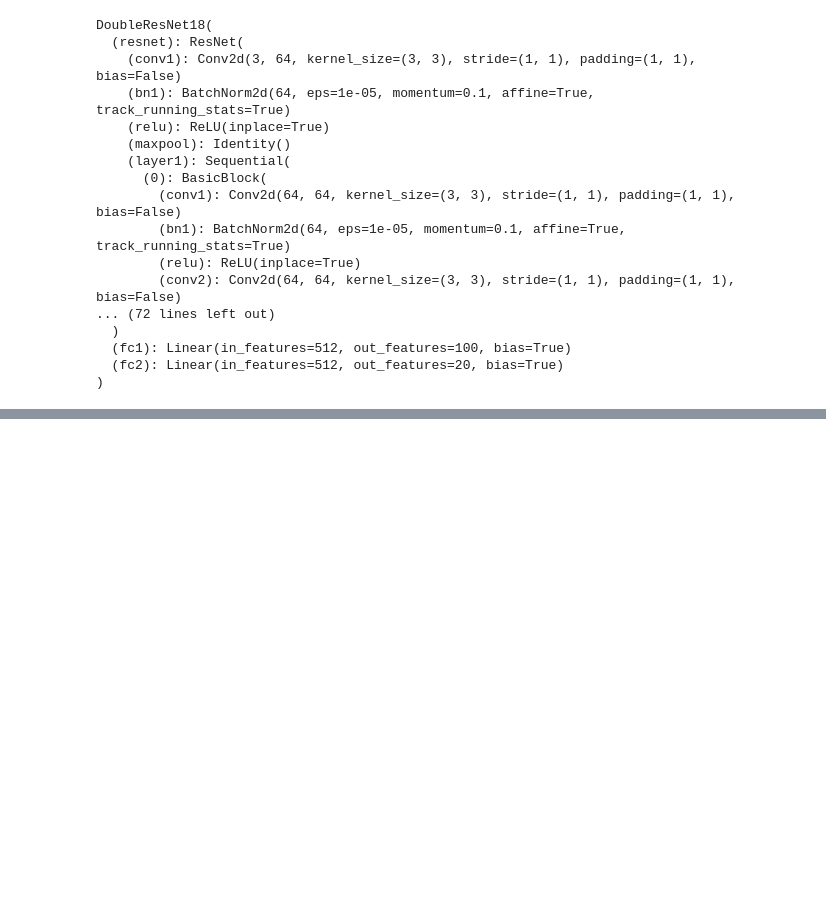
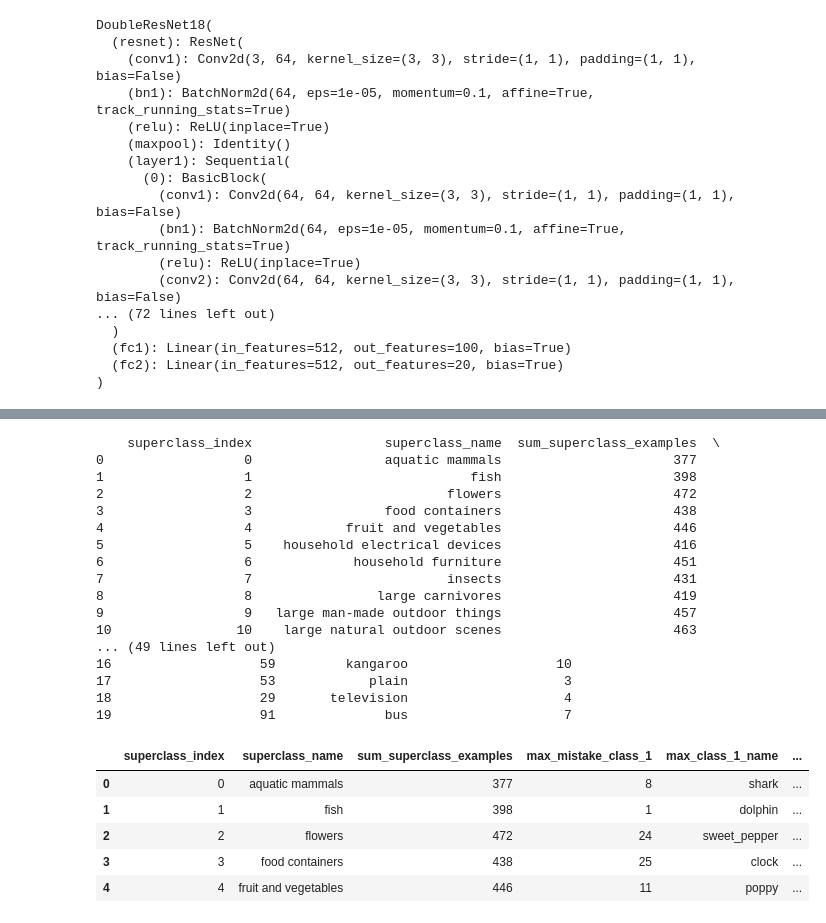
Before and after one commit to Patrycja-8/Master-thesis-notebooks, a Jupyter notebook: ResNet-18_CIFAR100_doubleheaded.ipynb, the cells around one changed output, grey strips where cells are left out. Cells and saved outputs as stored; diff of their text form; code cells hidden in the pictures; blank space fills up the shorter version.

```diff
--- a/ResNet-18_CIFAR100_doubleheaded.ipynb
+++ b/ResNet-18_CIFAR100_doubleheaded.ipynb
@@ -723,0 +700,59 @@ torch.save(training_stats, model_save_path)
+# %%
+def find_mistake_details(conf_matrix):
+    superclasses = 20
+    normal_classes_per_superclass = 5
+    result = []
+
+    for superclass in range(superclasses):
+        normal_class_indices = list(range(superclass * normal_classes_per_superclass,(superclass + 1) * normal_classes_per_superclass))
+        row = conf_matrix[superclass, :]
+
+        sum_superclass_examples = row[normal_class_indices].sum()
+
+        masked_row = np.ma.masked_array(row, mask=False)
+        masked_row.mask[normal_class_indices] = True
+
+        max_mistake_class_1 = masked_row.argmax()
+        max_mistake_count_1 = masked_row[max_mistake_class_1]
+
+        masked_row.mask[max_mistake_class_1] = True
+
+        max_mistake_class_2 = masked_row.argmax()
+        max_mistake_count_2 = masked_row[max_mistake_class_2]
+
+        result.append([superclass,train_data_20.coarse_label_names[superclass], sum_superclass_examples, max_mistake_class_1,fine_to_new_index_names[max_mistake_class_1], max_mistake_count_1, max_mistake_class_2,fine_to_new_index_names[max_mistake_class_2], max_mistake_count_2])
+
+    return result
+
+mistake_details = find_mistake_details(conf_matrix)
+
+columns = ['superclass_index','superclass_name', 'sum_superclass_examples', 'max_mistake_class_1','max_class_1_name', 'max_mistake_count_1', 'max_mistake_class_2','max_class_2_name', 'max_mistake_count_2']
+df = pd.DataFrame(mistake_details, columns=columns)
+
+
+print(df)
+df.head()
+# %% [output]
+    superclass_index                 superclass_name  sum_superclass_examples  \
+0                  0                 aquatic mammals                      377
+1                  1                            fish                      398
+2                  2                         flowers                      472
+3                  3                 food containers                      438
+4                  4            fruit and vegetables                      446
+5                  5    household electrical devices                      416
+6                  6             household furniture                      451
+7                  7                         insects                      431
+8                  8                large carnivores                      419
+9                  9   large man-made outdoor things                      457
+10                10    large natural outdoor scenes                      463
+... (49 lines left out)
+16                   59         kangaroo                   10
+17                   53            plain                    3
+18                   29       television                    4
+19                   91              bus                    7
+|  | superclass_index | superclass_name | sum_superclass_examples | max_mistake_class_1 | max_class_1_name | ... |
+| 0 | 0 | aquatic mammals | 377 | 8 | shark | ... |
+| 1 | 1 | fish | 398 | 1 | dolphin | ... |
+| 2 | 2 | flowers | 472 | 24 | sweet_pepper | ... |
+| 3 | 3 | food containers | 438 | 25 | clock | ... |
+| 4 | 4 | fruit and vegetables | 446 | 11 | poppy | ... |
```
Also changed, not shown: parts of 23 cells of this notebook.
